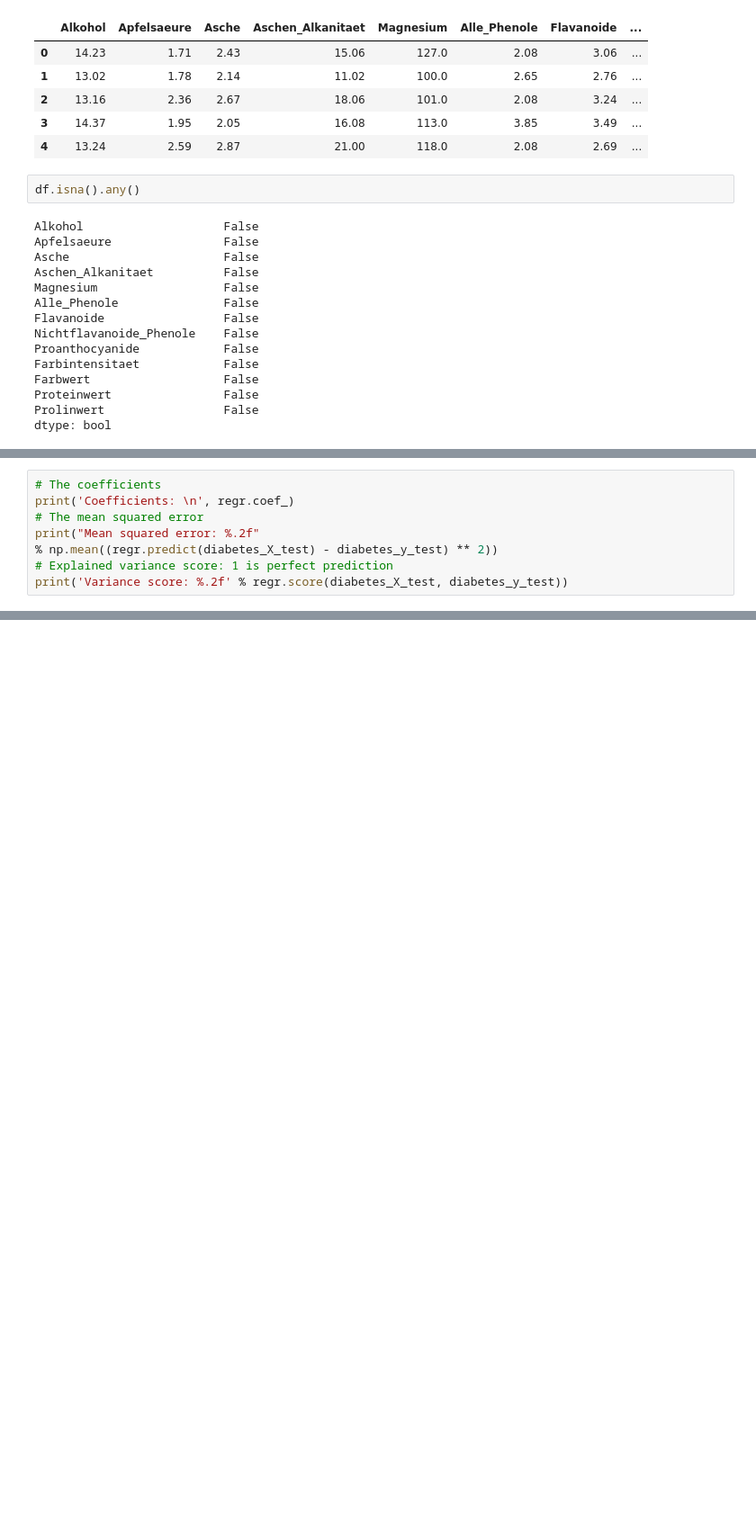
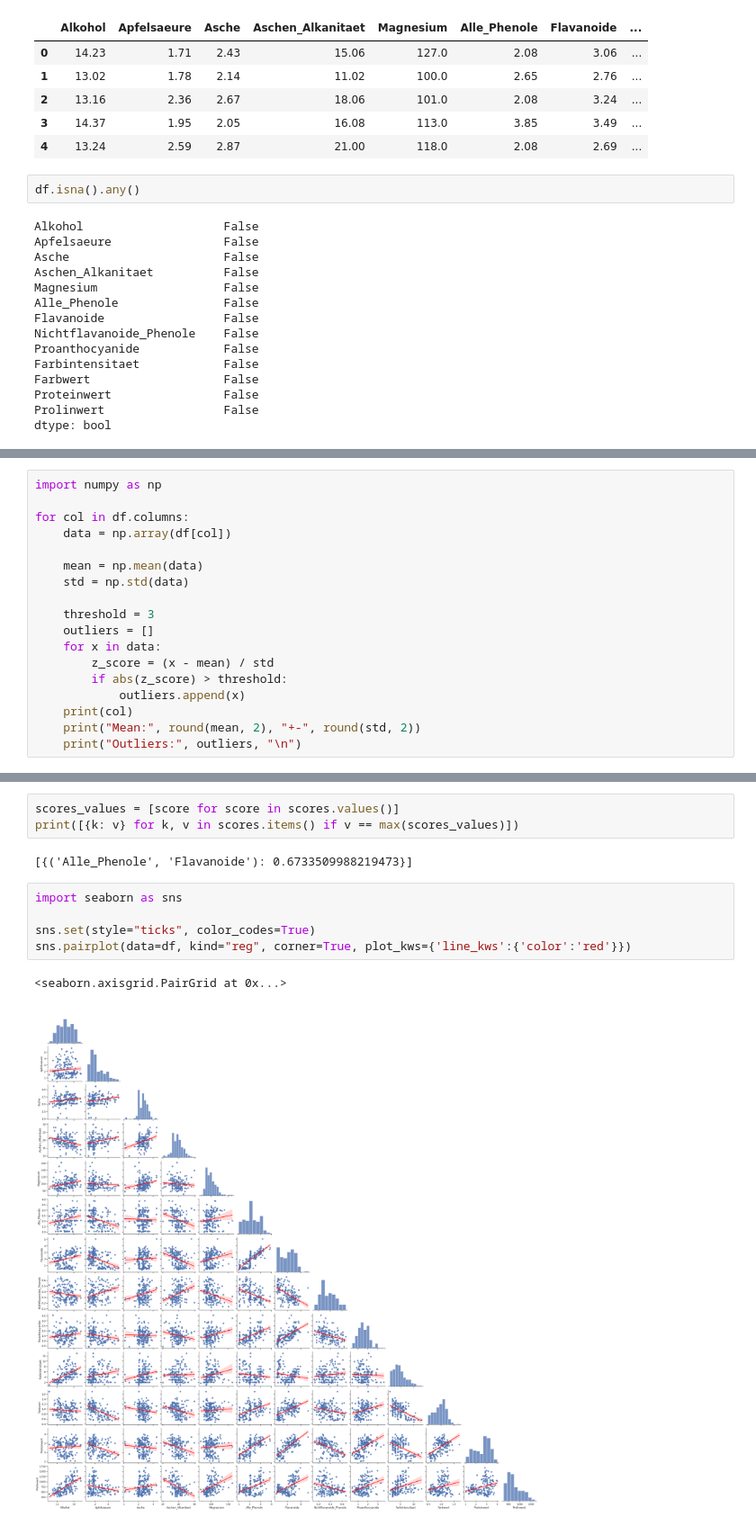
Before and after one commit to ybrenning/ivda, a Jupyter notebook: 02/02-solution.ipynb, the cells around one changed output, grey strips where cells are left out. Shown at 90% size. Saved outputs shown, nothing was run; the diff lists cells and outputs as text; blank space fills up the shorter version.

```diff
--- a/02/02-solution.ipynb
+++ b/02/02-solution.ipynb
@@ -71,9 +49,19 @@ plt.plot(X_test, regr.predict(X_test))
 # %%
-# The coefficients
-print('Coefficients: \n', regr.coef_)
-# The mean squared error
-print("Mean squared error: %.2f"
-% np.mean((regr.predict(diabetes_X_test) - diabetes_y_test) ** 2))
-# Explained variance score: 1 is perfect prediction
-print('Variance score: %.2f' % regr.score(diabetes_X_test, diabetes_y_test))
+import numpy as np
+
+for col in df.columns:
+    data = np.array(df[col])
+
+    mean = np.mean(data)
+    std = np.std(data)
+
+    threshold = 3
+    outliers = []
+    for x in data:
+        z_score = (x - mean) / std
+        if abs(z_score) > threshold:
+            outliers.append(x)
+    print(col)
+    print("Mean:", round(mean, 2), "+-", round(std, 2))
+    print("Outliers:", outliers, "\n")
 # %% [output]
@@ -127,0 +151,13 @@ plt.show()
+# %%
+scores_values = [score for score in scores.values()]
+print([{k: v} for k, v in scores.items() if v == max(scores_values)])
+# %% [output]
+[{('Alle_Phenole', 'Flavanoide'): 0.6733509988219473}]
+# %%
+import seaborn as sns
+
+sns.set(style="ticks", color_codes=True)
+sns.pairplot(data=df, kind="reg", corner=True, plot_kws={'line_kws':{'color':'red'}})
+# %% [output]
+<seaborn.axisgrid.PairGrid at 0x...>
+[figure, added]
```
Also changed, not shown: parts of 11 cells of this notebook.
